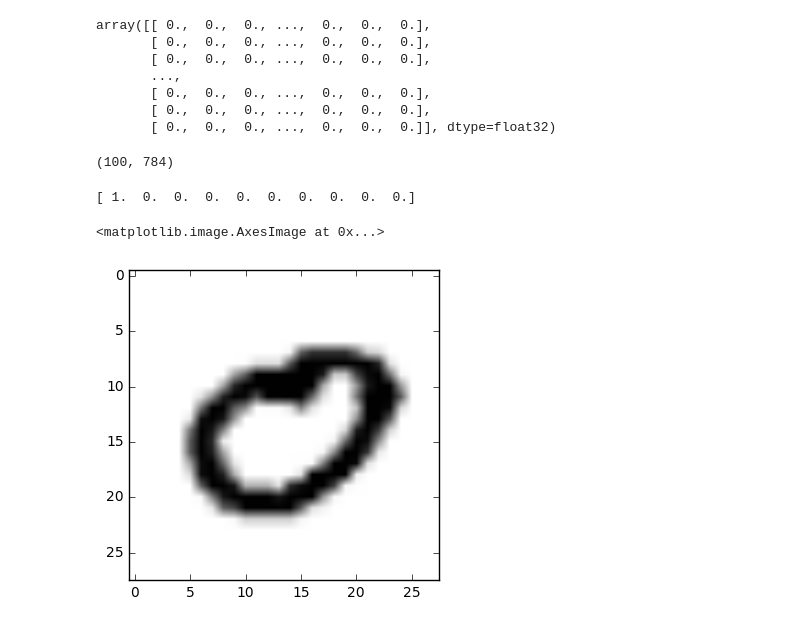
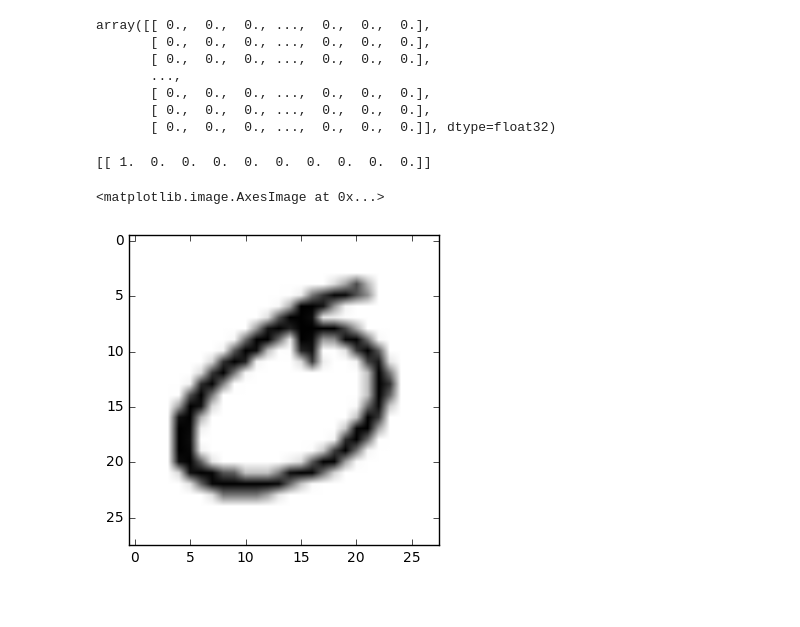
Before and after one commit to nateGeorge/learning_machine_learning, a Jupyter notebook: basic_mnist_demo.ipynb, the cells around one changed output. Drawn from its saved outputs; the diff is of its cells as text; code cells hidden in the pictures.

Commit message:
feat: auto detection of first 0 in y_batch, checkout biases too

```diff
--- a/basic_mnist_demo.ipynb
+++ b/basic_mnist_demo.ipynb
@@ -63,18 +64,16 @@ array([[ 0.,  0.,  0., ...,  0.,  0.,  0.],
        [ 0.,  0.,  0., ...,  0.,  0.,  0.],
        [ 0.,  0.,  0., ...,  0.,  0.,  0.],
        [ 0.,  0.,  0., ...,  0.,  0.,  0.]], dtype=float32)
-# %%
-batch_xs.shape
-# %% [output]
-(100, 784)
 # %%
 # look at an example where the label is '0' -- yep, 0 is labeled 0
-print(batch_ys[8])
-plt.imshow(batch_xs[8, :].reshape((28, 28)), cmap='Greys')
+zero_idxs = batch_ys[:, 0] == 1
+zero = np.argwhere(zero_idxs == True)[0]
+print(batch_ys[zero])
+plt.imshow(batch_xs[zero, :].reshape((28, 28)), cmap='Greys')
 # %% [output]
-[ 1.  0.  0.  0.  0.  0.  0.  0.  0.  0.]
+[[ 1.  0.  0.  0.  0.  0.  0.  0.  0.  0.]]
 <matplotlib.image.AxesImage at 0x...>
-[figure, old version]
+[figure, new version]
 # %%
 # visualize weights
 # http://stackoverflow.com/questions/9638826/plot-a-black-and-white-binary-map-in-matplotlib
```
Also changed, not shown: parts of 4 cells of this notebook.
